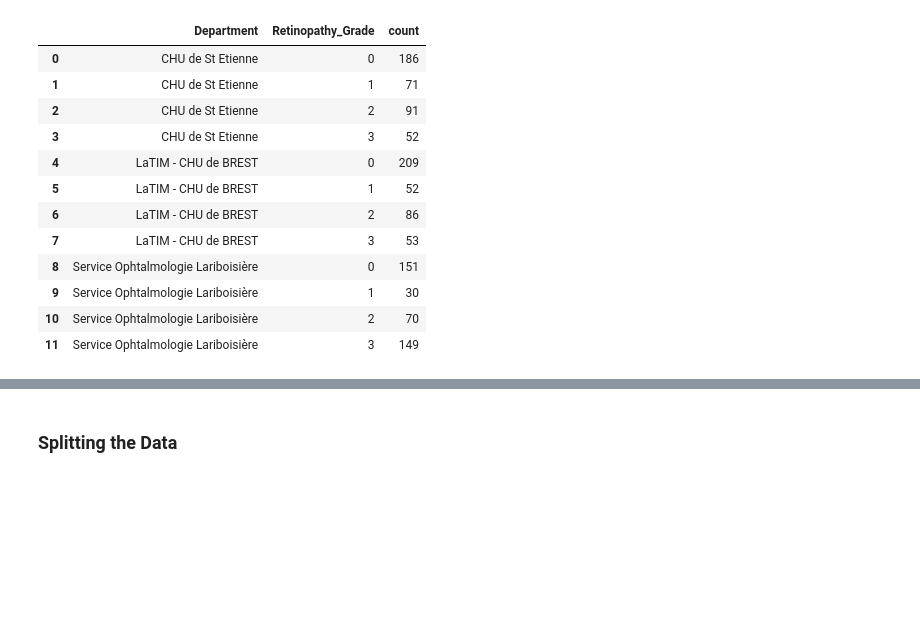
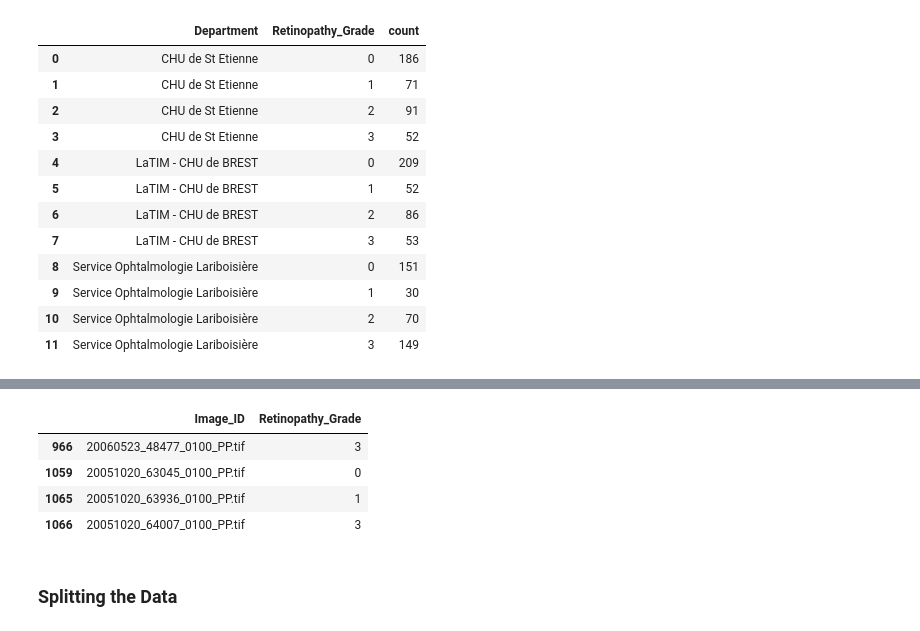
Before and after one commit to tinayiluo0322/The-Impact-of-Image-Preprocessing-on-Diabetic-Retinopathy-Detection, a Jupyter notebook: 01_Codes/01_Messidor_Combine.ipynb, the cells around one changed output, grey strips where cells are left out. Saved outputs shown, nothing was run; the diff lists cells and outputs as text; code cells hidden in the pictures; blank space fills up the shorter version.

```diff
--- a/01_Codes/01_Messidor_Combine.ipynb
+++ b/01_Codes/01_Messidor_Combine.ipynb
@@ -140,3 +192,16 @@ df.groupby(["Department", "Retinopathy_Grade"])[
+# %%
+# correcting the labels
+for k, v in corrected_labels.items():
+    df.loc[df["Image_ID"] == k, "Retinopathy_Grade"] = v
+# %%
+# Values Post-Correction
+df[df["Image_ID"].isin(corrected_labels.keys())][["Image_ID", "Retinopathy_Grade"]]
+# %% [output]
+|  | Image_ID | Retinopathy_Grade |
+| 966 | 20060523_48477_0100_PP.tif | 3 |
+| 1059 | 20051020_63045_0100_PP.tif | 0 |
+| 1065 | 20051020_63936_0100_PP.tif | 1 |
+| 1066 | 20051020_64007_0100_PP.tif | 3 |
 # %% [markdown]
 ### Splitting the Data
 # %% [markdown]
```
Also changed, not shown: parts of 13 cells of this notebook, 5 other files.
